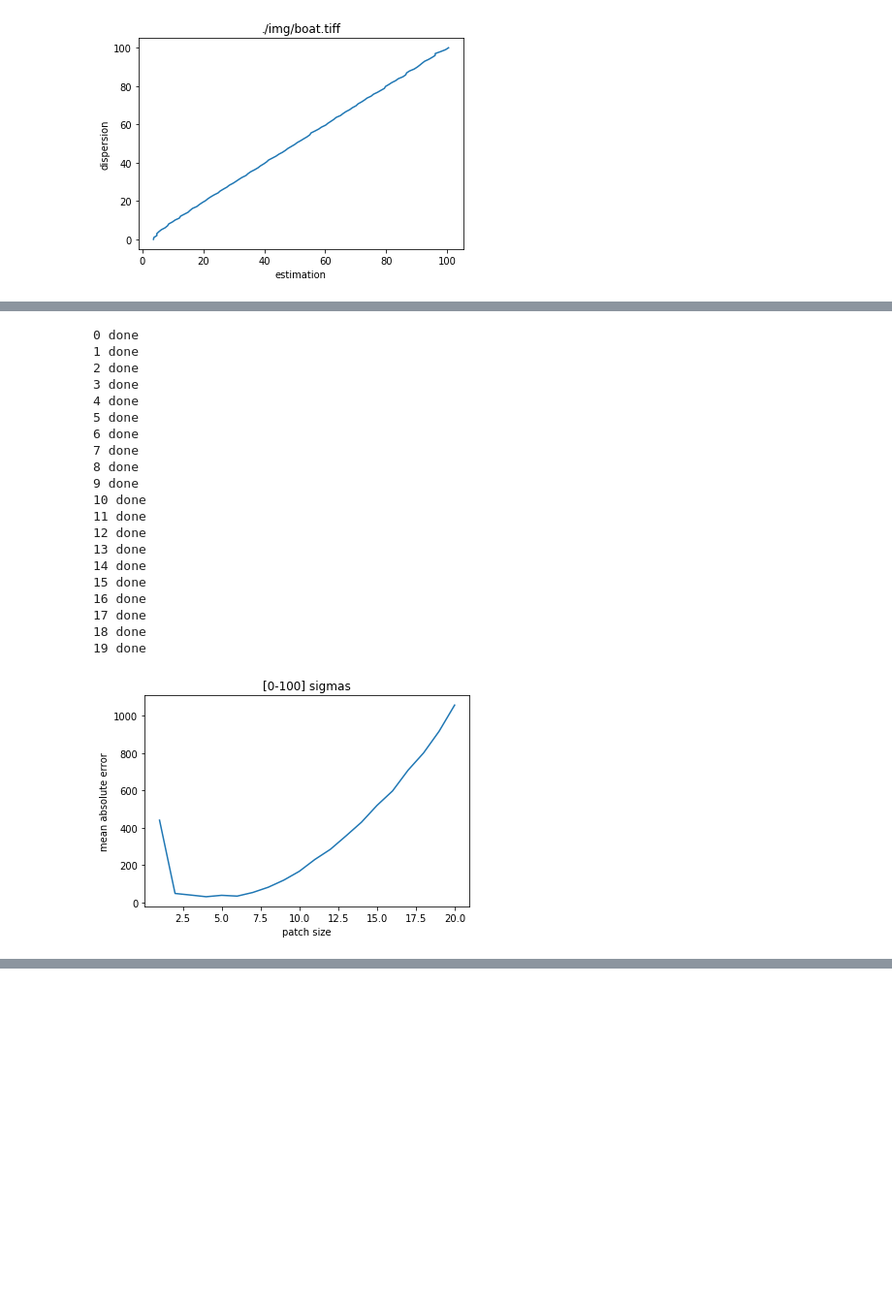
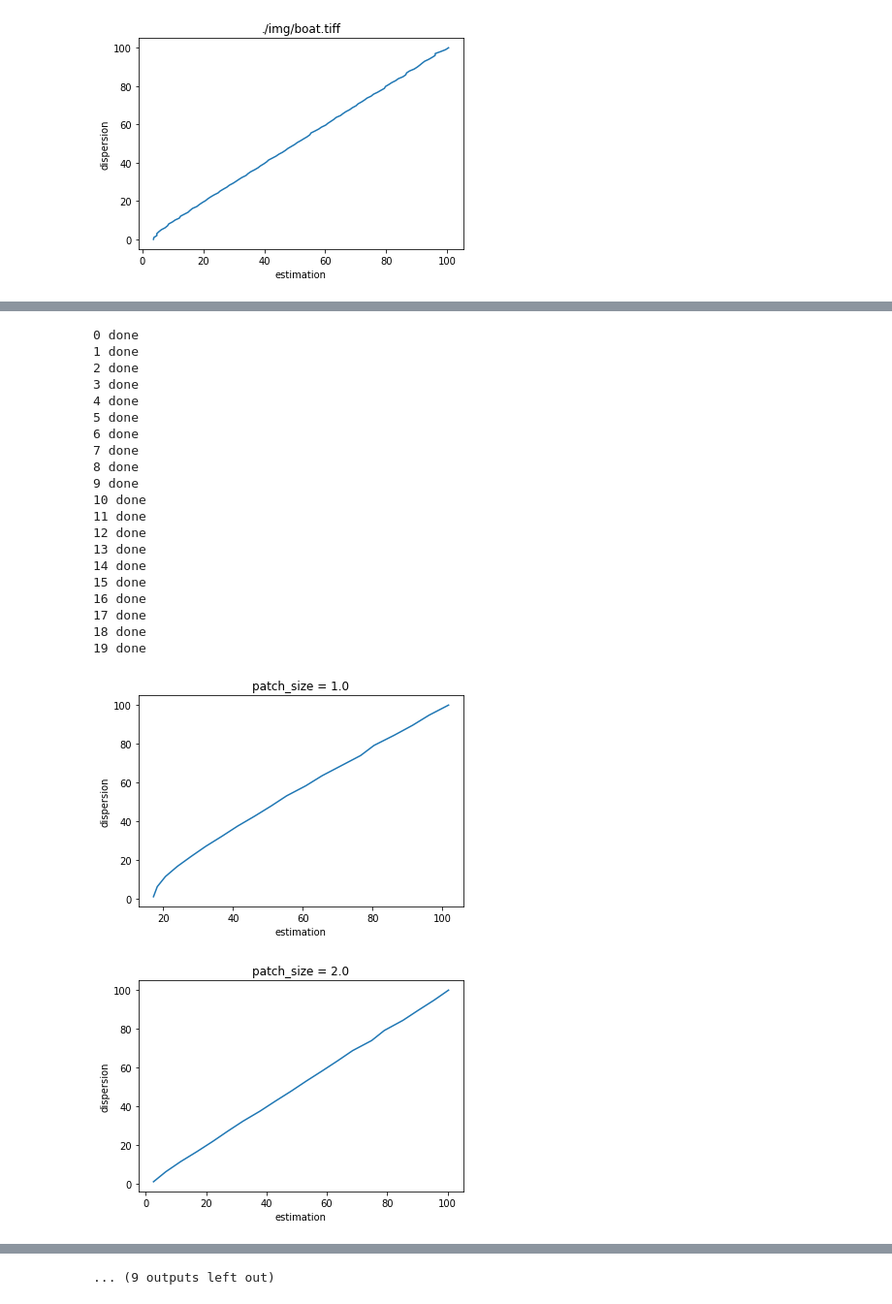
Before and after one commit to BLOOMFLARK/noise_estimation, a Jupyter notebook: noise_est.ipynb, the cells around one changed output, grey strips where cells are left out. Shown at 97% size. Cells and saved outputs as stored; diff of their text form; code cells hidden in the pictures; blank space fills up the shorter version.

Commit message:
s&p and patch_size

```diff
--- a/noise_est.ipynb
+++ b/noise_est.ipynb
@@ -64,0 +74,17 @@ for path in images_path:
+# %%
+images_path = ["./img/lena.png", "./img/baboon.tiff", "./img/boat.tiff"]
+lena_path = images_path[0]
+# %%
+# пропорция пикселей для s&p меняется от 0 до 1, 20 эквидистантных точек
+image = cv2.imread(lena_path)
+amounts = np.linspace(0, 1, 20)
+estimation = []
+for amount in amounts:
+    noisy_image = random_noise(image, mode='s&p', amount=amount)
+    est_level = ne.noise_estimate(noisy_image)
+    estimation.append(est_level)
+plt.figure()
+plt.xlabel('estimation')
+plt.ylabel('amounts [0, 1]')
+plt.title("Proportion of image pixels to replace with noise on range [0, 1] and noise estimation")
+plt.plot(estimation, amounts)
@@ -67,43 +102,39 @@ for path in images_path:
 # %%
 patch_sizes = np.linspace(1, 20, 20)
 lena_path = images_path[0]
-mae = []
+noise_levels = np.linspace(1, 100, 20)
 for (i, patch_size) in enumerate(patch_sizes):
     print("{} done".format(i))
 
     image = cv2.imread(lena_path)
     image = ne.im2double(image)
 
     estimation = get_noise_estimations(image, noise_levels, int(patch_size))
-    mae.append(np.sum(abs(estimation - noise_levels)))
-
-plt.figure()
-plt.xlabel('patch size')
-plt.ylabel('mean absolute error')
-plt.title("[0-100] sigmas")
-
-plt.plot(patch_sizes, mae)
-figname = "lena_patchsize-mae" + ".jpg"
-plt.savefig(figname)
+    plt.figure()
+    plt.title('patch_size = {}'.format(patch_size))
+    plt.xlabel('estimation')
+    plt.ylabel('dispersion')
+    plt.plot(estimation, noise_levels)
 # %% [output]
 0 done
 1 done
 2 done
 3 done
 4 done
 5 done
 6 done
 7 done
 8 done
 9 done
 10 done
 11 done
 12 done
 13 done
 14 done
 15 done
 16 done
 17 done
 18 done
 19 done
-[figure, old version]
+[figure, new version]
+[figure, added]
@@ -109,0 +150 @@ plt.savefig(figname)
+... (9 outputs left out)
```
Also changed, not shown: parts of 8 cells of this notebook.
